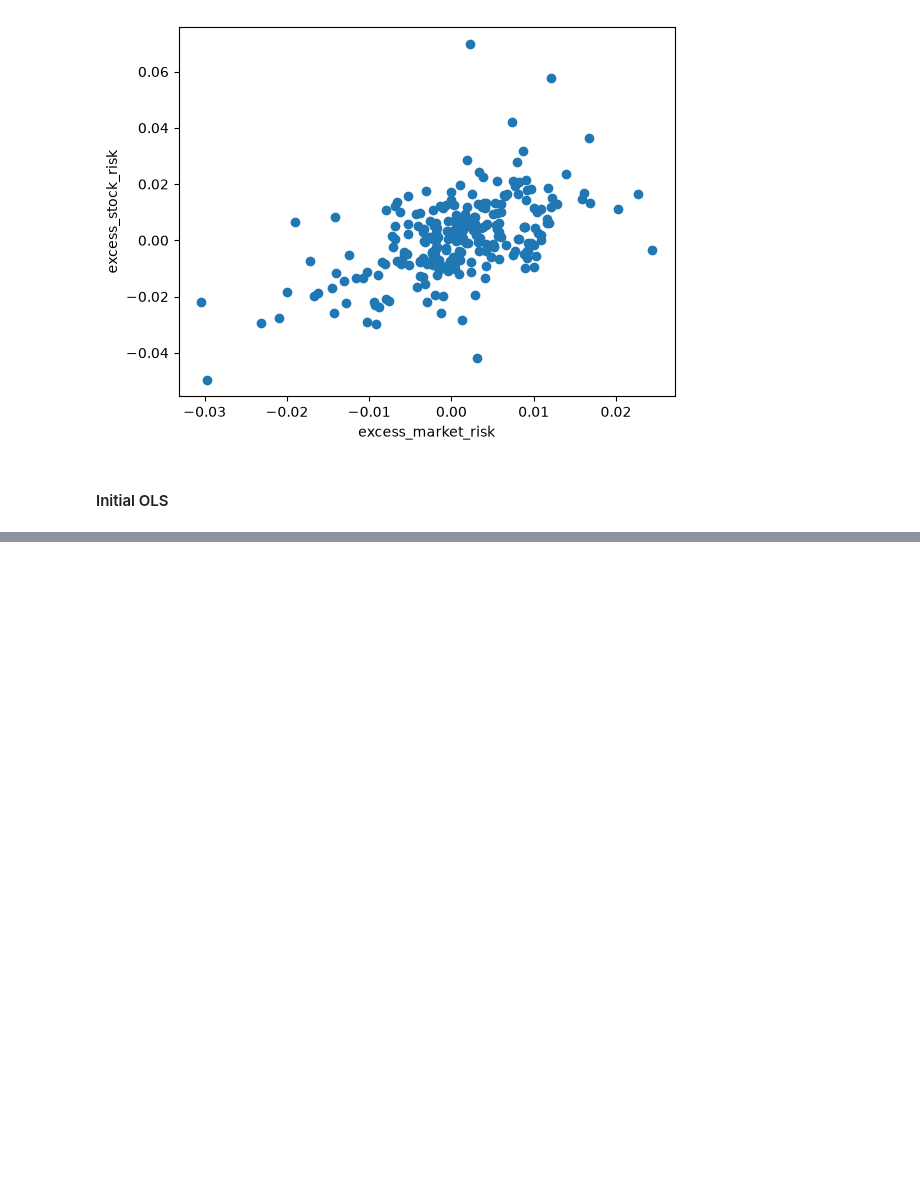
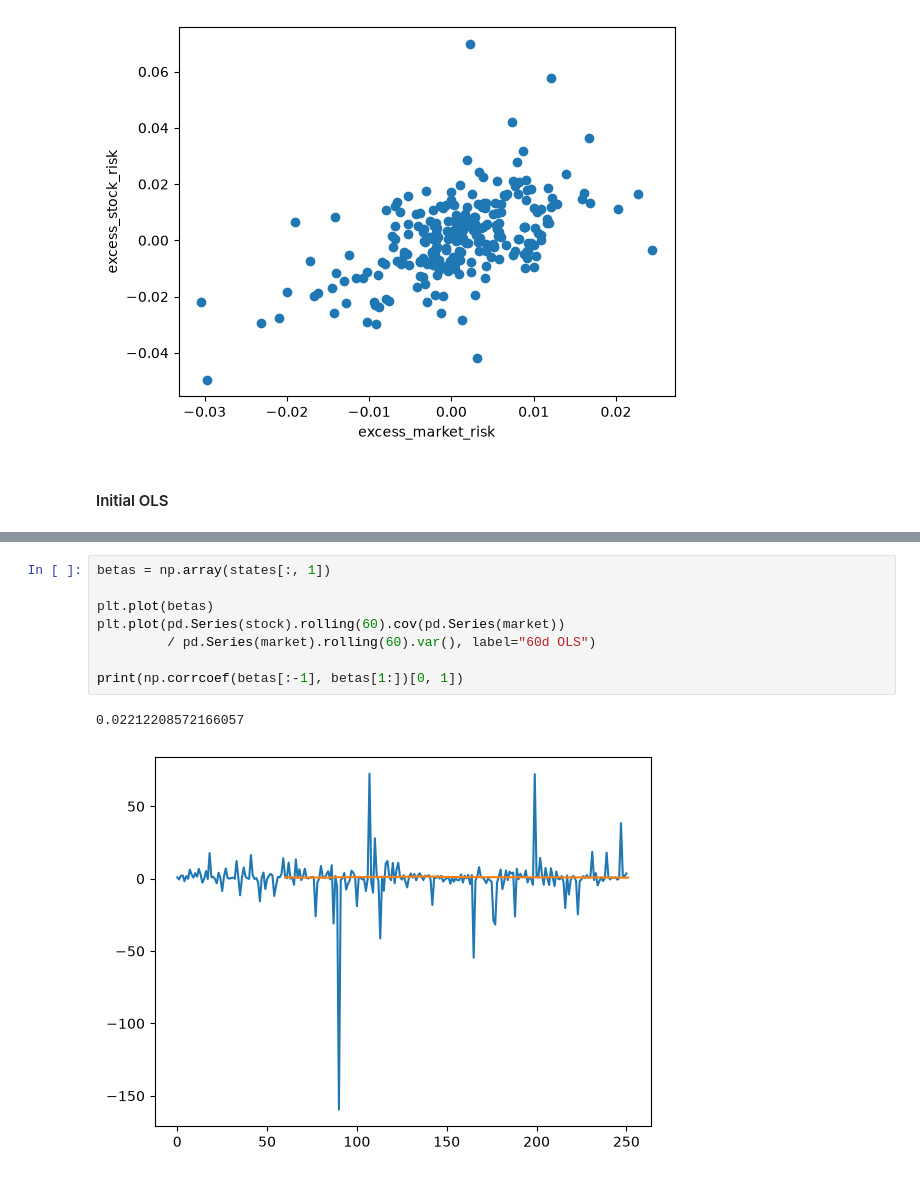
Before and after one commit to pinto2501/kalman-beta-estimation, a Jupyter notebook: notebooks/kalman.ipynb, the cells around one changed output, grey strips where cells are left out. Drawn from its saved outputs; the diff is of its cells as text; blank space fills up the shorter version.

```diff
--- a/notebooks/kalman.ipynb
+++ b/notebooks/kalman.ipynb
@@ -97,0 +110,11 @@ for t in range(len(stock)):
+# %%
+betas = np.array(states[:, 1])
+
+plt.plot(betas)
+plt.plot(pd.Series(stock).rolling(60).cov(pd.Series(market))
+         / pd.Series(market).rolling(60).var(), label="60d OLS")
+
+print(np.corrcoef(betas[:-1], betas[1:])[0, 1])
+# %% [output]
+0.02212208572166057
+[figure, added]
```
Also changed, not shown: parts of 10 cells of this notebook, 2 other files.
